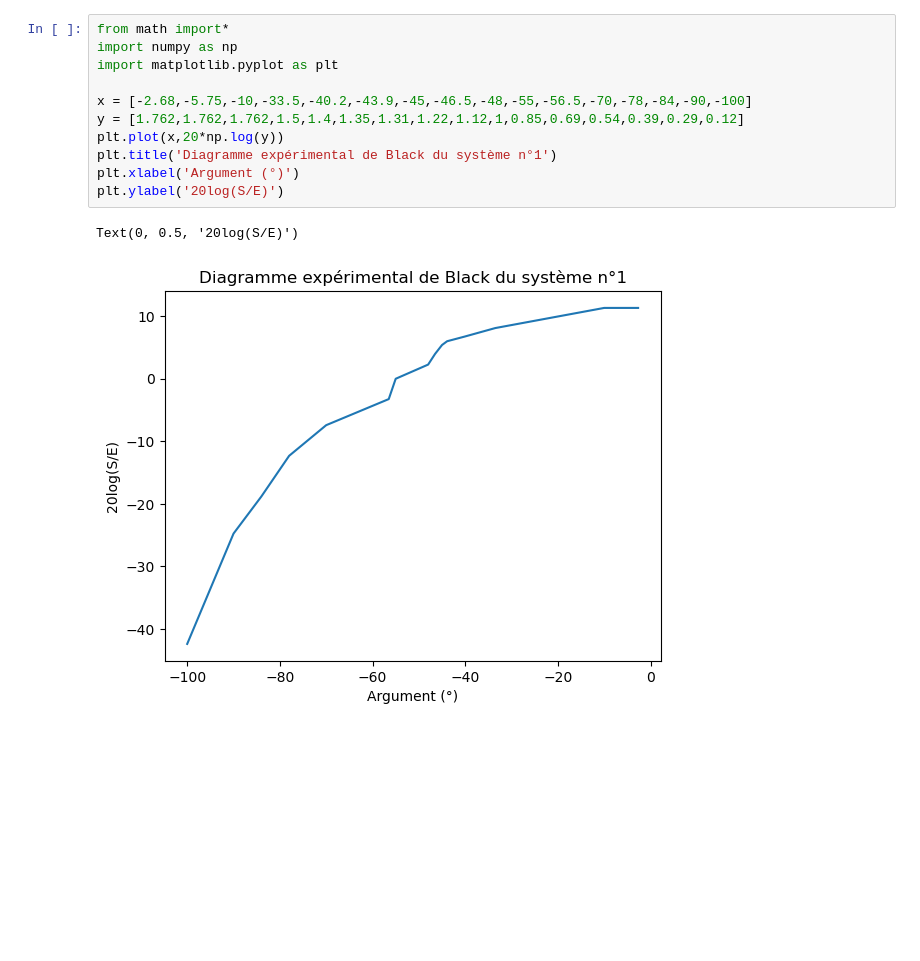
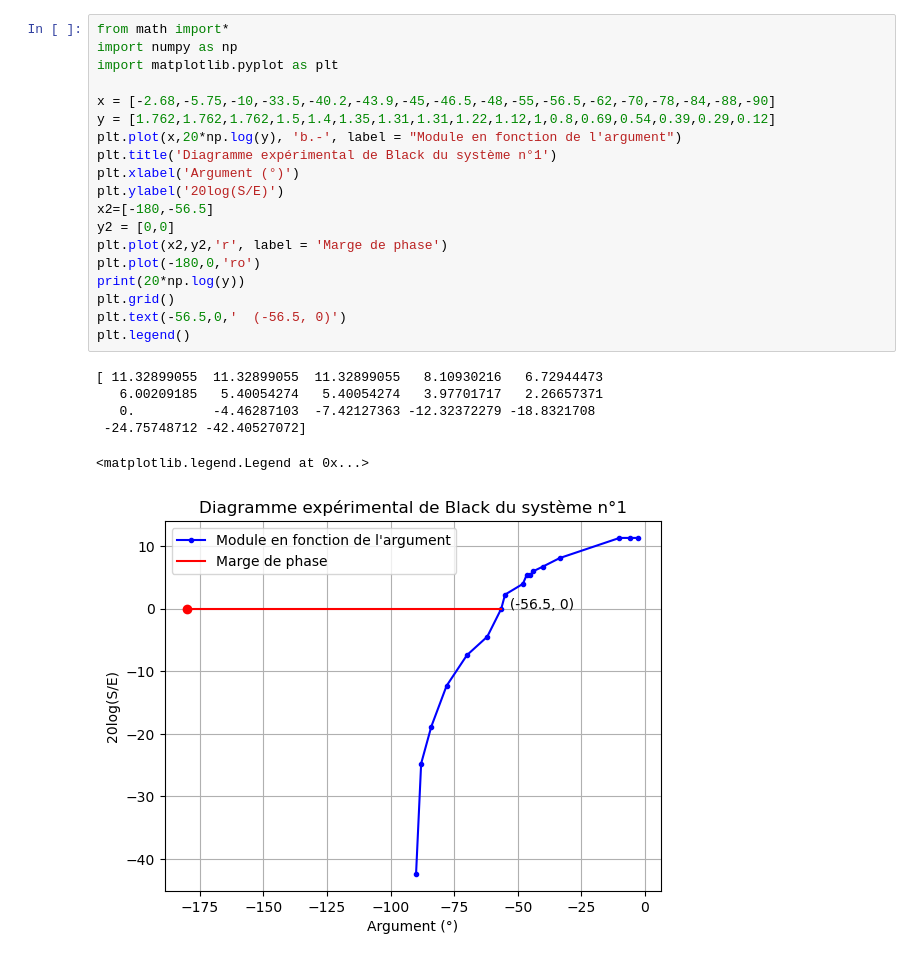
Before and after one commit to Odin688/Automatique, a Jupyter notebook: diagrammes.ipynb, the cells around one changed output. Saved outputs shown, nothing was run; the diff lists cells and outputs as text; blank space fills up the shorter version.

```diff
--- a/diagrammes.ipynb
+++ b/diagrammes.ipynb
@@ -1,14 +1,26 @@
 # %%
 from math import*
 import numpy as np
 import matplotlib.pyplot as plt
 
-x = [-2.68,-5.75,-10,-33.5,-40.2,-43.9,-45,-46.5,-48,-55,-56.5,-70,-78,-84,-90,-100]
-y = [1.762,1.762,1.762,1.5,1.4,1.35,1.31,1.22,1.12,1,0.85,0.69,0.54,0.39,0.29,0.12]
-plt.plot(x,20*np.log(y))
+x = [-2.68,-5.75,-10,-33.5,-40.2,-43.9,-45,-46.5,-48,-55,-56.5,-62,-70,-78,-84,-88,-90]
+y = [1.762,1.762,1.762,1.5,1.4,1.35,1.31,1.31,1.22,1.12,1,0.8,0.69,0.54,0.39,0.29,0.12]
+plt.plot(x,20*np.log(y), 'b.-', label = "Module en fonction de l'argument")
 plt.title('Diagramme expérimental de Black du système n°1')
 plt.xlabel('Argument (°)')
 plt.ylabel('20log(S/E)')
+x2=[-180,-56.5]
+y2 = [0,0]
+plt.plot(x2,y2,'r', label = 'Marge de phase')
+plt.plot(-180,0,'ro')
+print(20*np.log(y))
+plt.grid()
+plt.text(-56.5,0,'  (-56.5, 0)')
+plt.legend()
 # %% [output]
-Text(0, 0.5, '20log(S/E)')
+[ 11.32899055  11.32899055  11.32899055   8.10930216   6.72944473
+   6.00209185   5.40054274   5.40054274   3.97701717   2.26657371
+   0.          -4.46287103  -7.42127363 -12.32372279 -18.8321708
+ -24.75748712 -42.40527072]
+<matplotlib.legend.Legend at 0x...>
-[figure, old version]
+[figure, new version]
```
Also changed, not shown: parts of 2 cells of this notebook, 9 other files.
